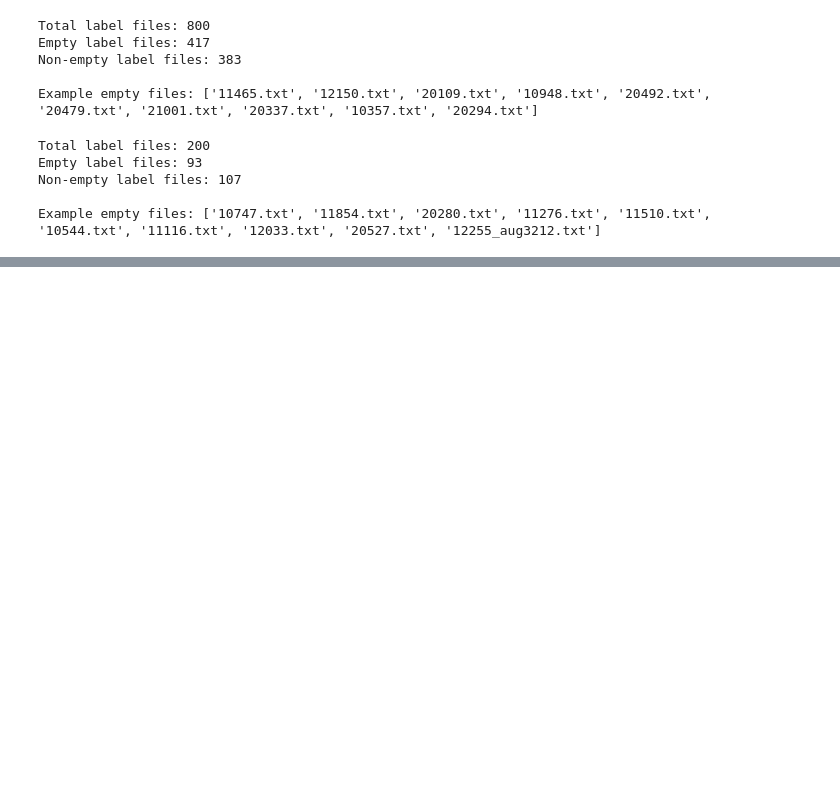
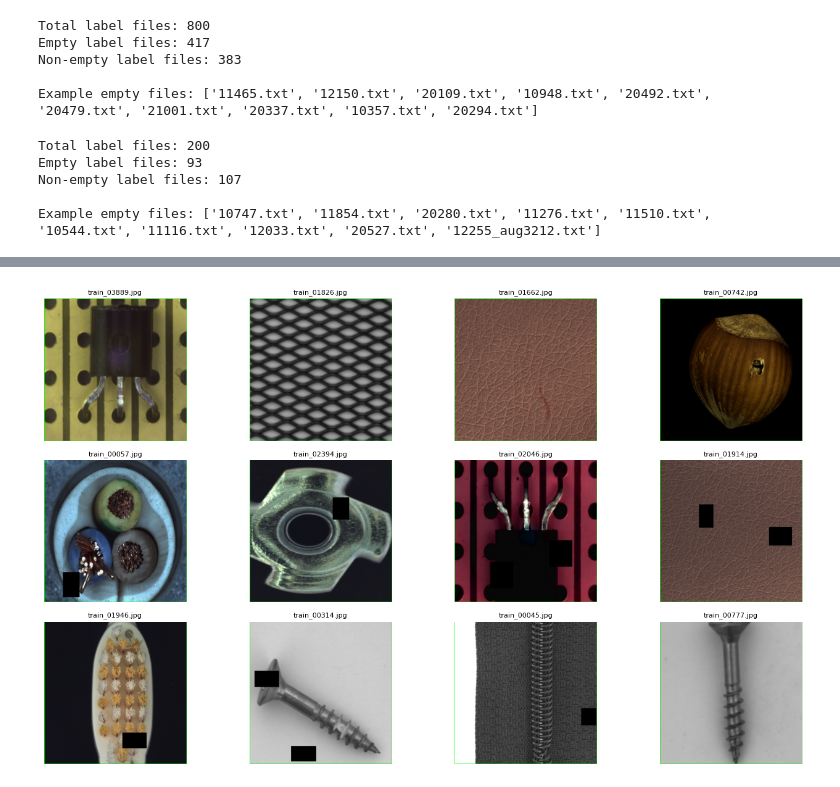
Before and after one commit to Ajay-Kumar-Prasad/Smart-Quality-Inspection-System, a Jupyter notebook: notebooks/sanity_check.ipynb, the cells around one changed output, grey strips where cells are left out. Drawn from its saved outputs; the diff is of its cells as text; code cells hidden in the pictures; blank space fills up the shorter version.

```diff
--- a/notebooks/sanity_check.ipynb
+++ b/notebooks/sanity_check.ipynb
@@ -546,0 +597,84 @@ Removed 894 empty label-image pairs from val/
+# %%
+import os
+import random
+from pathlib import Path
+import cv2
+import matplotlib.pyplot as plt
+
+# === Paths ===
+DATA_ROOT = Path("/Users/ajayyy/Desktop/Deep_Learning/Smart-Quality-Inspection-System/data/processed/MVTEC_AD")
+IMG_DIR = DATA_ROOT / "images"
+LBL_DIR = DATA_ROOT / "labels"
+OUT_DIR = DATA_ROOT / "visualizations"
+OUT_DIR.mkdir(exist_ok=True, parents=True)
+
+
+# === Utility Functions ===
+def list_files(pattern):
+    """Return list of files matching pattern."""
+    from glob import glob
+    return [Path(p) for p in glob(str(pattern)) if not os.path.isdir(p)]
+
+
+def read_label_file(label_path):
+    """Reads YOLO label and returns list of [cls, x_c, y_c, w, h]."""
+    if not label_path.exists():
+        return []
+    with open(label_path, "r") as f:
+        lines = [l.strip().split() for l in f if l.strip()]
+    return [[int(l[0]), float(l[1]), float(l[2]), float(l[3]), float(l[4])] for l in lines]
+
+
+def overlay_boxes_on_image(img_path, label_path, out_path=None):
+    """Overlay YOLO boxes on image and optionally save it."""
+    img = cv2.imread(str(img_path))
+    if img is None:
+        print(f"Could not read image: {img_path}")
+        return None
+
+    h, w = img.shape[:2]
+    parsed = read_label_file(label_path)
+
+    for item in parsed or []:
+        cls, x_c, y_c, bw, bh = item
+        x1 = int((x_c - bw / 2) * w)
+        y1 = int((y_c - bh / 2) * h)
+        x2 = int((x_c + bw / 2) * w)
+        y2 = int((y_c + bh / 2) * h)
+
+        cv2.rectangle(img, (x1, y1), (x2, y2), (0, 255, 0), 2)
+        cv2.putText(img, str(cls), (x1, max(y1 - 6, 0)), cv2.FONT_HERSHEY_SIMPLEX, 0.6, (0, 255, 0), 2)
+
+    if out_path:
+        cv2.imwrite(str(out_path), img)
+
+    return img
+
+
+# === Visualization ===
+n_examples = 12
+all_train_imgs = list_files(IMG_DIR / "train" / "*.jpg")
+
+if len(all_train_imgs) == 0:
+    print("No training images found in:", IMG_DIR / "train")
+else:
+    sample_imgs = random.sample(all_train_imgs, min(n_examples, len(all_train_imgs)))
+    fig = plt.figure(figsize=(14, 8))
+
+    for i, img_p in enumerate(sample_imgs):
+        lbl_p = LBL_DIR / "train" / (img_p.stem + ".txt")
+        out_p = OUT_DIR / f"viz_{i:02d}.jpg"
+        img = overlay_boxes_on_image(img_p, lbl_p, out_path=out_p)
+
+        if img is not None:
+            ax = fig.add_subplot(3, 4, i + 1)
+            ax.imshow(cv2.cvtColor(img, cv2.COLOR_BGR2RGB))
+            ax.set_title(img_p.name, fontsize=8)
+            ax.axis("off")
+
+    plt.tight_layout()
+    plt.show()
+
+print("Saved visualizations to:", OUT_DIR)
+# %% [output]
+[figure, added]
```
Also changed, not shown: parts of 29 cells of this notebook, 41 other files.
